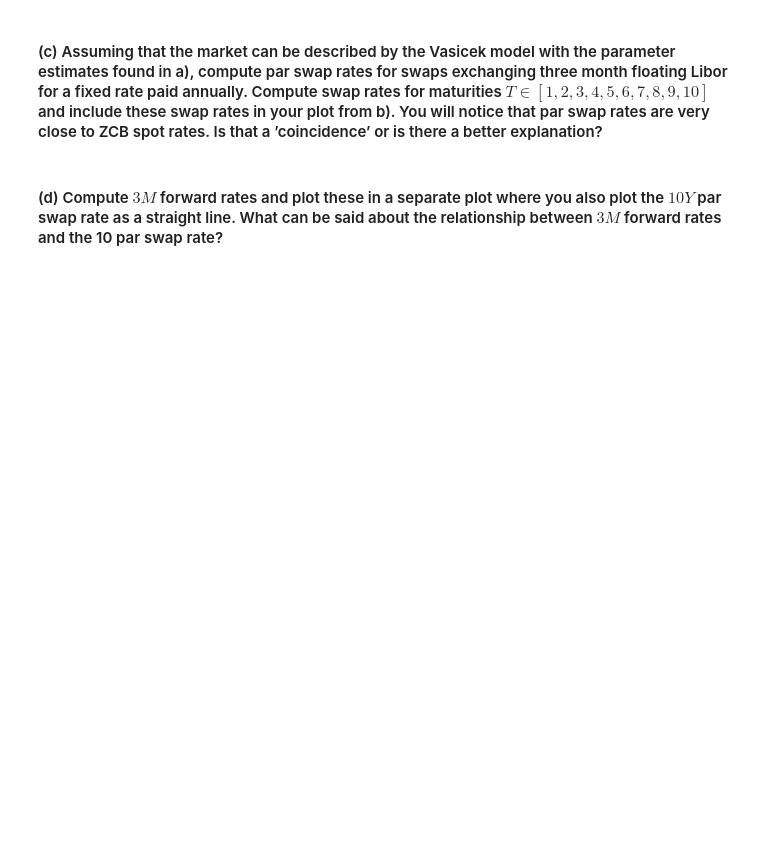
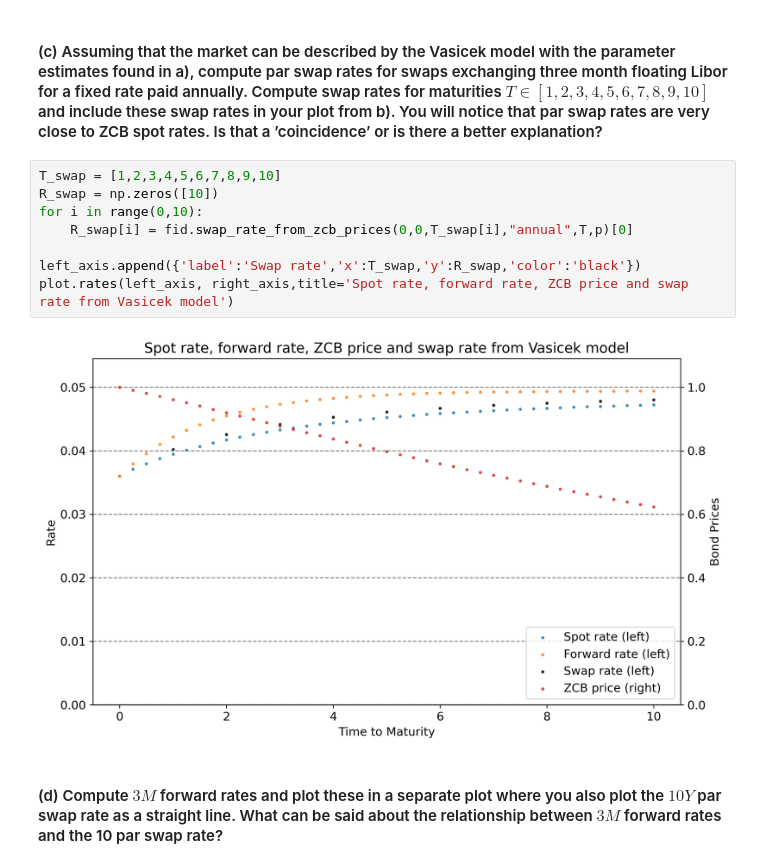
Before and after one commit to johanoelgaard/FixedIncome, a Jupyter notebook: Examples/Vasicek/vasicek.ipynb, the cells around one changed output. Cells and saved outputs as stored; diff of their text form; blank space fills up the shorter version.

```diff
--- a/Examples/Vasicek/vasicek.ipynb
+++ b/Examples/Vasicek/vasicek.ipynb
@@ -60,4 +89,14 @@ Assume you have fitted the ZCB yield curve and have gotten the results for conti
 # %% [markdown]
 #### (c) Assuming that the market can be described by the Vasicek model with the parameter estimates found in a), compute par swap rates for swaps exchanging three month floating Libor for a fixed rate paid annually. Compute swap rates for maturities $T \in [1,2,3,4,5,6,7,8,9,10]$ and include these swap rates in your plot from b). You will notice that par swap rates are very close to ZCB spot rates. Is that a ’coincidence’ or is there a better explanation?
+# %%
+T_swap = [1,2,3,4,5,6,7,8,9,10]
+R_swap = np.zeros([10])
+for i in range(0,10):
+    R_swap[i] = fid.swap_rate_from_zcb_prices(0,0,T_swap[i],"annual",T,p)[0]
+
+left_axis.append({'label':'Swap rate','x':T_swap,'y':R_swap,'color':'black'})
+plot.rates(left_axis, right_axis,title='Spot rate, forward rate, ZCB price and swap rate from Vasicek model')
+# %% [output]
+[figure, added]
 # %% [markdown]
 #### (d) Compute $3M$ forward rates and plot these in a separate plot where you also plot the $10Y$ par swap rate as a straight line. What can be said about the relationship between $3M$ forward rates and the 10 par swap rate?
```
Also changed, not shown: parts of 31 cells of this notebook, 3 other files.
